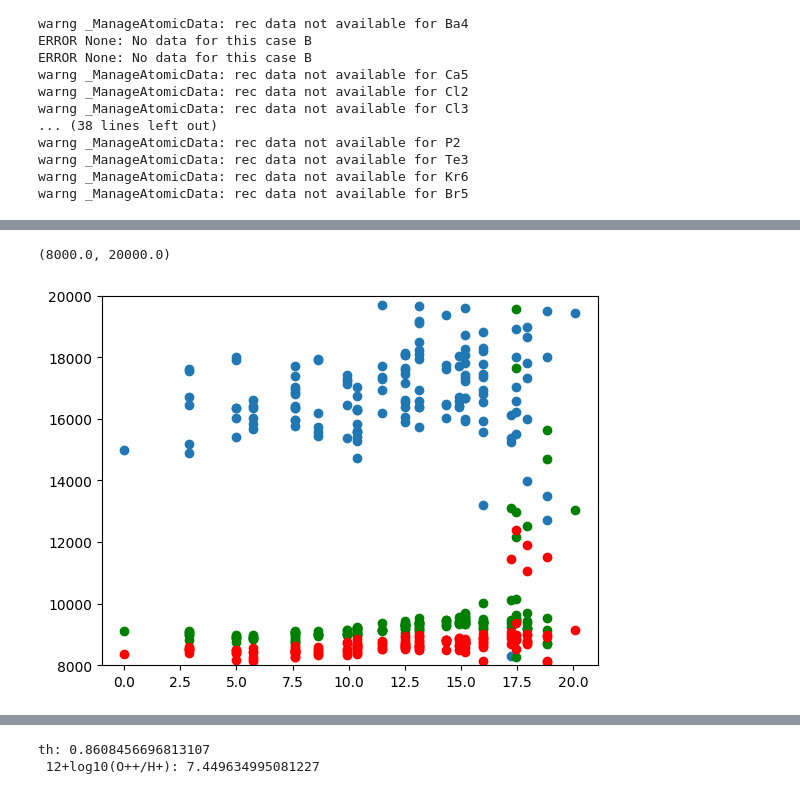
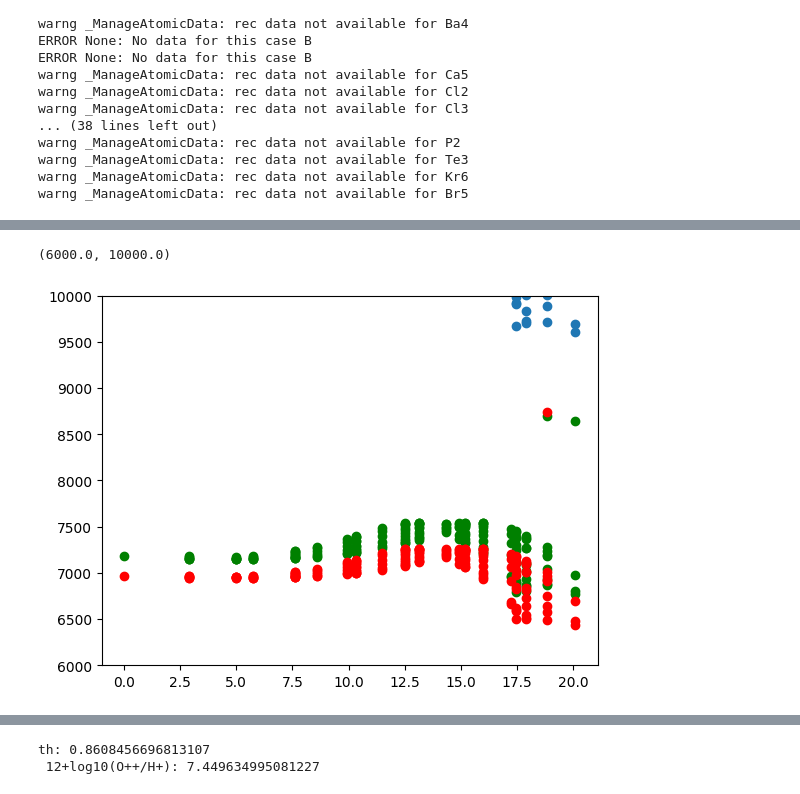
Before and after one commit to Amrita27singh/lvmnebular, a Jupyter notebook: Testing_lvmnebular.ipynb, the cells around one changed output, grey strips where cells are left out. Cells and saved outputs as stored; diff of their text form; code cells hidden in the pictures.

```diff
--- a/Testing_lvmnebular.ipynb
+++ b/Testing_lvmnebular.ipynb
@@ -102,16 +108,16 @@ plt.show()
 # %%
 import astropy.units as unit
 distance=16000 * unit.pc
 r=np.sqrt(u.linefitdict['delta_ra']**2+u.linefitdict['delta_dec']**2)
 rad=r*distance*np.pi/648000 # converting arcsecs to parsec
 
 plt.scatter(rad, u.linefitdict['TeS2'])
 plt.scatter(rad, u.linefitdict['TeO2'], color ='green')
 plt.scatter(rad, u.linefitdict['TeN2'], color ='red')
-plt.ylim(8000, 20000)
+plt.ylim(6000, 10000)
 # %% [output]
-(8000.0, 20000.0)
+(6000.0, 10000.0)
-[figure, old version]
+[figure, new version]
 # %%
 ## def Te_Abund_plot(self, Te = self.linefitdict['TeO3], ion_vals = self.vals[6], integrated_te = self.int_TO3, integrated_abund = self.int_OppH,chem_abund, chem_abund_emp, testline = 4363, z = 1, log_ion_sun = -3.31, rad1 = 11.8, rad2 = 17.8, label = '[OIII]', outfilename = 'chem_abundO3_vs_R_present.png')
 
```
Also changed, not shown: parts of 4 cells of this notebook, 2 other files.
